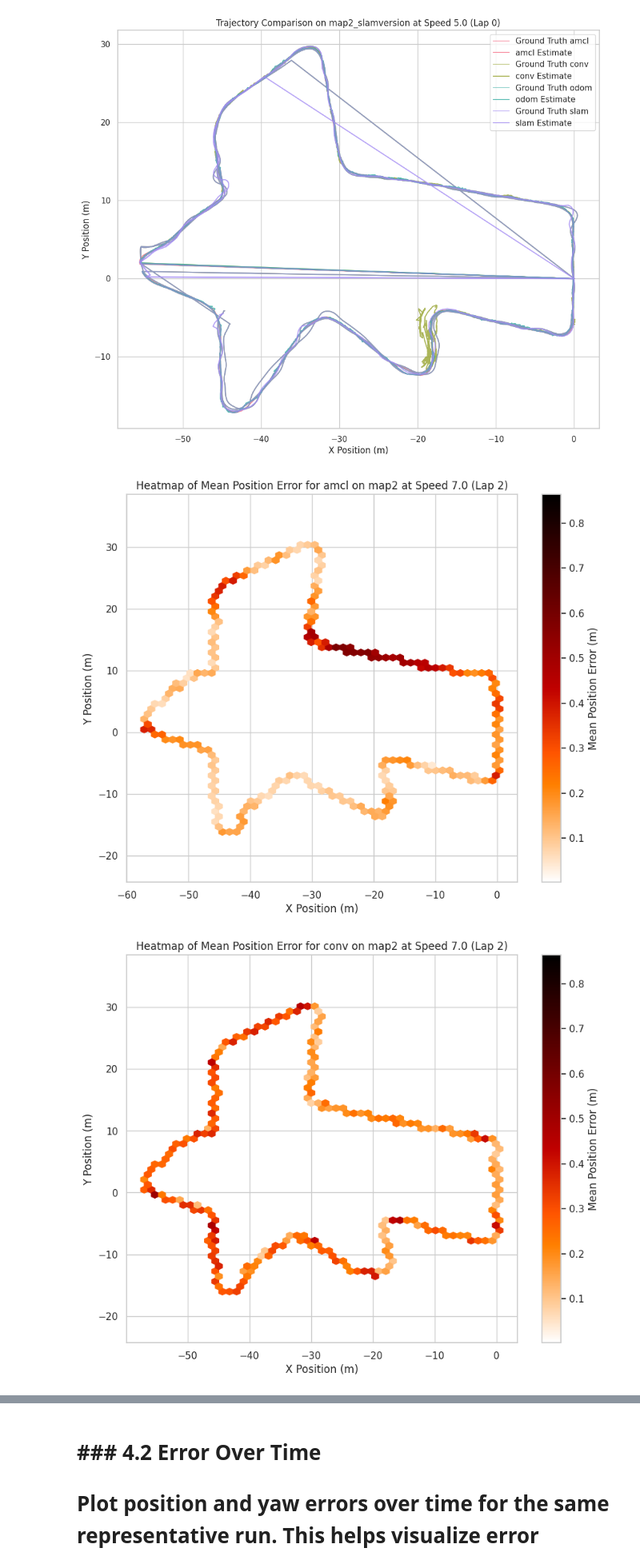
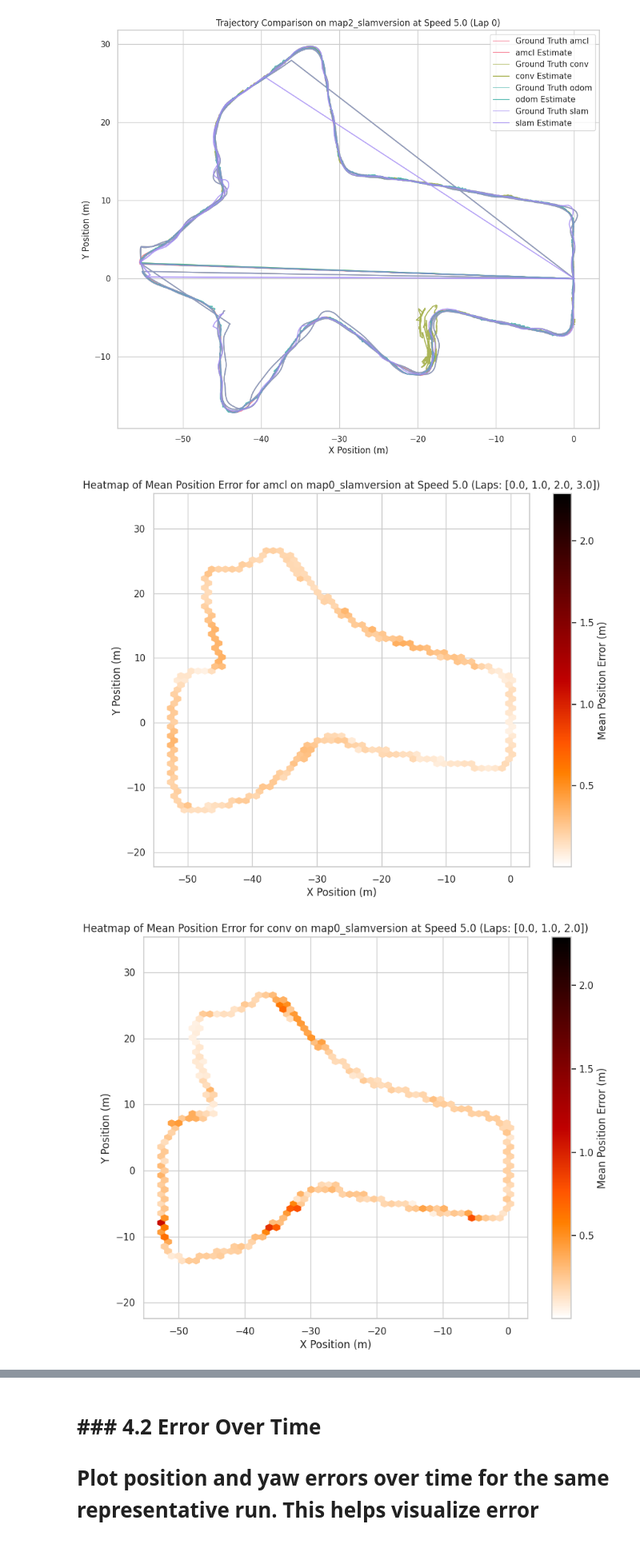
Before and after one commit to amandoee/control_loop, a Jupyter notebook: control_loop/plotting/plotting_v2.ipynb, the cells around one changed output, grey strips where cells are left out. Shown: that part at 80% size. Drawn from its saved outputs; the diff is of its cells as text; code cells hidden in the pictures.

Commit message:
Data

```diff
--- a/control_loop/plotting/plotting_v2.ipynb
+++ b/control_loop/plotting/plotting_v2.ipynb
@@ -142,6 +142,16 @@ df.loc[df['lap'] >= 1, 'position_error'] = df.loc[df['lap'] >= 1].apply(calculat
 df.loc[df['lap'] >= 1, 'yaw_error'] = df.loc[df['lap'] >= 1].apply(calculate_yaw_error, axis=1)
 df.loc[df['lap'] >= 1, 'yaw_error_deg'] = np.degrees(df.loc[df['lap'] >= 1, 'yaw_error']) # Often useful to see error in degrees
 
+# Keep track of which combinations of track, method, speed, and lap have errors above 10 m
+high_error_combinations = df.loc[df['position_error'] > 10, ['track', 'method', 'speed_setting', 'lap']].drop_duplicates()
+print("\nCombinations with position errors above 10 m:")
+#Remove all high error combinations from the DataFrame
+df = df[~df.set_index(['track', 'method', 'speed_setting', 'lap']).index.isin(high_error_combinations.set_index(['track', 'method', 'speed_setting', 'lap']).index)]
+
+
 print("\nDataFrame with errors:")
 print(df[['timestamp', 'method', 'speed_setting', 'lap', 'position_error', 'yaw_error_deg']].head())
+
+
+#Find all runs with errors above 10 m
 # %% [output]
@@ -179,7 +191,8 @@ lap_to_plot = 0 # Choose the first lap
 
 df_plot_traj = df[(df['track'] == track_to_plot) &
                   (df['speed_setting'] == speed_to_plot) &
-                  (df['lap'] == lap_to_plot)]
+                  (df['lap'] == lap_to_plot)
+                  ]
 
 if df_plot_traj.empty:
     print(f"Warning: No data found for Track={track_to_plot}, Speed={speed_to_plot}, Lap={lap_to_plot}")
@@ -214,42 +227,80 @@ import matplotlib.pyplot as plt
 import numpy as np
 import seaborn as sns
 
-track_to_plot = df['track'].unique()[2]
-speed_to_plot = df['speed_setting'].unique()[2]
-lap_to_plot = 2
+track_to_plot = df['track'].unique()[1]
+speed_to_plot = df['speed_setting'].unique()[0]
+lap_to_plot = [3]
 
 
 
 df_plot_traj = df[(df['track'] == track_to_plot) &
-                  (df['speed_setting'] == speed_to_plot) &
-                  (df['lap'] == lap_to_plot)].copy()
+                  (df['speed_setting'] == speed_to_plot) & (df['lap'] >= 0)].copy()
 
 if df_plot_traj.empty:
     print(f"Warning: No data found for Track={track_to_plot}, Speed={speed_to_plot}, Lap={lap_to_plot}")
 else:
     methods_to_plot = df_plot_traj['method'].unique()
 
+
+
+
     # Determine the global range of position errors for consistent color scaling
     vmin = df_plot_traj['position_error'].min()
     vmax = df_plot_traj['position_error'].max()
+
+    results = []
 
     for method in methods_to_plot:
         method_data = df_plot_traj[df_plot_traj['method'] == method]
         x = method_data['ground_truth_x'].to_numpy()
         y = method_data['ground_truth_y'].to_numpy()
         errors = method_data['position_error'].to_numpy()
 
+        #Check if the method has any non-nan values
+        if np.isnan(errors).all():
+            print(f"Warning: All errors are NaN for method {method}. Skipping this method.")
+            continue
+
+        laps_completed_for_method_and_speed = df_plot_traj[(df_plot_traj['method'] == method) & (df_plot_traj['speed_setting'] == speed_to_plot)]['lap'].unique().tolist()
+
+        # Calculate statistics for the data table
+        mean_error = np.nanmean(errors)
+        median_error = np.nanmedian(errors)
+        max_error = np.nanmax(errors)
+        min_error = np.nanmin(errors)
+        std_error = np.nanstd(errors)
+
+        results.append({
+            'Method': method,
+            'Track': track_to_plot,
+            'Speed': speed_to_plot,
+            'Laps Completed': laps_completed_for_method_and_speed,
+            'Mean Error': mean_error,
+            'Median Error': median_error,
+            'Max Error': max_error,
+            'Min Error': min_error,
+            'Std Dev Error': std_error
+        })
+
+        # Plot heatmap
         plt.figure(figsize=(10, 8))
         plt.hexbin(x, y, C=errors, cmap='gist_heat_r', gridsize=50, reduce_C_function=np.mean, vmin=vmin, vmax=vmax)
         cb = plt.colorbar(label='Mean Position Error (m)')
         plt.xlabel('X Position (m)')
         plt.ylabel('Y Position (m)')
-        plt.title(f'Heatmap of Mean Position Error for {method} on {track_to_plot} at Speed {speed_to_plot} (Lap {lap_to_plot})')
+        plt.title(f'Heatmap of Mean Position Error for {method} on {track_to_plot} at Speed {speed_to_plot} (Laps: {laps_completed_for_method_and_speed})')
         plt.axis('equal')
         plt.grid(True)
-        plt.savefig(f'mean_pos_error_heatmaps/heatmap_{method}_{track_to_plot}_{speed_to_plot}_lap{lap_to_plot}.png') # Optional: Save plot
+        plt.savefig(f'mean_pos_error_heatmaps/heatmap_{method}_{track_to_plot}_{speed_to_plot}_laps{laps_completed_for_method_and_speed}.png')  # Optional: Save plot
         plt.show()
-        #Save the figure
+
+    # Create a DataFrame for the results
+    results_df = pd.DataFrame(results)
+    print("\nSummary Table of Results:")
+    print(results_df)
+
+    # Optionally save the results to a CSV file
+    results_df.to_csv(f'mean_pos_error_heatmaps/results_{track_to_plot}_{speed_to_plot}.csv', index=False)
 # %% [output]
-[figure, old version]
+[figure, new version]
-[figure, old version]
+[figure, new version]
```
Also changed, not shown: parts of 7 cells of this notebook, 22 other files.
